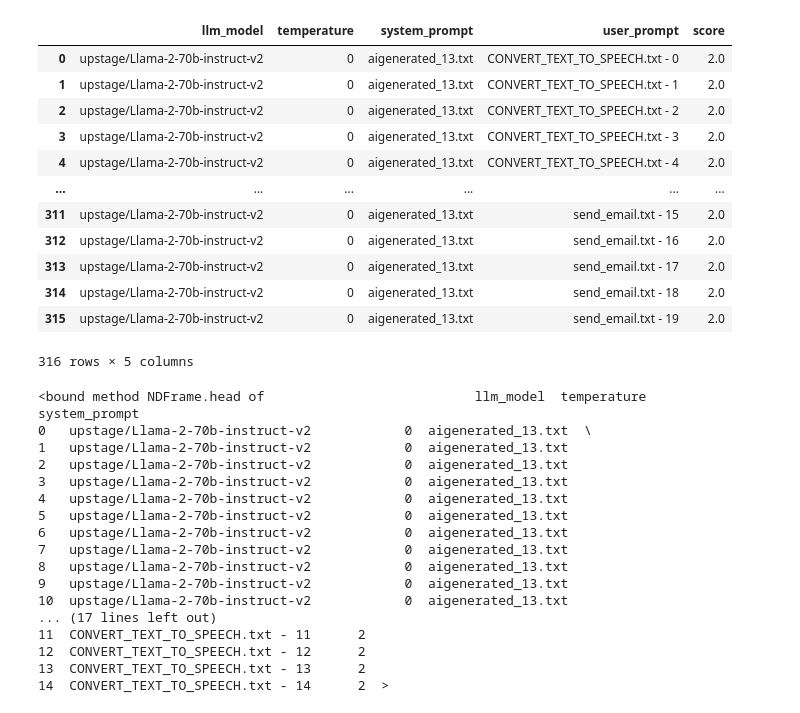
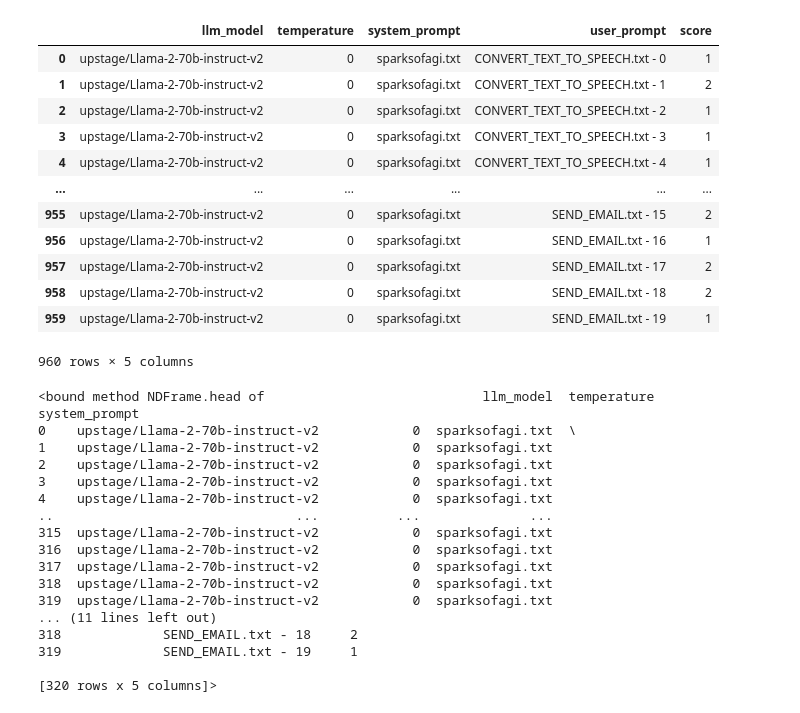
Before and after one commit to bmmseven/llm-api-experiences, a Jupyter notebook: thesis_dt_analysis_Llama2_using_sparksofagi.ipynb, the cells around one changed output. Drawn from its saved outputs; the diff is of its cells as text; code cells hidden in the pictures.

```diff
--- a/thesis_dt_analysis_Llama2_using_sparksofagi.ipynb
+++ b/thesis_dt_analysis_Llama2_using_sparksofagi.ipynb
@@ -1,48 +1,49 @@
 # %%
 import pandas as pd
 import seaborn as sns
 import matplotlib.pyplot as plt
 
 # Load the CSV test data separetly into a DataFrame
-data1 = pd.read_csv('results/llama2_aigenerated_13_experiment_1691606603105_firstpart.csv')
-data2 = pd.read_csv('results/llama2_aigenerated_13_experiment_1691607036476.csv')
+data1 = pd.read_csv('results/Llama2/1st_llama2_sparksofagi_experiment_1691781465982.csv')
+data2 = pd.read_csv('results/Llama2/1st_llama2_sparksofagi_experiment_1691781465982.csv')
+data3 = pd.read_csv('results/Llama2/1st_llama2_sparksofagi_experiment_1691781465982.csv')
 # Concatenate the two test data
-df = pd.concat([data1, data2], ignore_index=True)
+df = pd.concat([data1, data2, data3], ignore_index=True)
 df
 # %% [output]
 |  | llm_model | temperature | system_prompt | user_prompt | score |
-| 0 | upstage/Llama-2-70b-instruct-v2 | 0 | aigenerated_13.txt | CONVERT_TEXT_TO_SPEECH.txt - 0 | 2.0 |
-| 1 | upstage/Llama-2-70b-instruct-v2 | 0 | aigenerated_13.txt | CONVERT_TEXT_TO_SPEECH.txt - 1 | 2.0 |
-| 2 | upstage/Llama-2-70b-instruct-v2 | 0 | aigenerated_13.txt | CONVERT_TEXT_TO_SPEECH.txt - 2 | 2.0 |
-| 3 | upstage/Llama-2-70b-instruct-v2 | 0 | aigenerated_13.txt | CONVERT_TEXT_TO_SPEECH.txt - 3 | 2.0 |
-| 4 | upstage/Llama-2-70b-instruct-v2 | 0 | aigenerated_13.txt | CONVERT_TEXT_TO_SPEECH.txt - 4 | 2.0 |
+| 0 | upstage/Llama-2-70b-instruct-v2 | 0 | sparksofagi.txt | CONVERT_TEXT_TO_SPEECH.txt - 0 | 1 |
+| 1 | upstage/Llama-2-70b-instruct-v2 | 0 | sparksofagi.txt | CONVERT_TEXT_TO_SPEECH.txt - 1 | 2 |
+| 2 | upstage/Llama-2-70b-instruct-v2 | 0 | sparksofagi.txt | CONVERT_TEXT_TO_SPEECH.txt - 2 | 1 |
+| 3 | upstage/Llama-2-70b-instruct-v2 | 0 | sparksofagi.txt | CONVERT_TEXT_TO_SPEECH.txt - 3 | 1 |
+| 4 | upstage/Llama-2-70b-instruct-v2 | 0 | sparksofagi.txt | CONVERT_TEXT_TO_SPEECH.txt - 4 | 1 |
 | ... | ... | ... | ... | ... | ... |
-| 311 | upstage/Llama-2-70b-instruct-v2 | 0 | aigenerated_13.txt | send_email.txt - 15 | 2.0 |
-| 312 | upstage/Llama-2-70b-instruct-v2 | 0 | aigenerated_13.txt | send_email.txt - 16 | 2.0 |
-| 313 | upstage/Llama-2-70b-instruct-v2 | 0 | aigenerated_13.txt | send_email.txt - 17 | 2.0 |
-| 314 | upstage/Llama-2-70b-instruct-v2 | 0 | aigenerated_13.txt | send_email.txt - 18 | 2.0 |
-| 315 | upstage/Llama-2-70b-instruct-v2 | 0 | aigenerated_13.txt | send_email.txt - 19 | 2.0 |
+| 955 | upstage/Llama-2-70b-instruct-v2 | 0 | sparksofagi.txt | SEND_EMAIL.txt - 15 | 2 |
+| 956 | upstage/Llama-2-70b-instruct-v2 | 0 | sparksofagi.txt | SEND_EMAIL.txt - 16 | 1 |
+| 957 | upstage/Llama-2-70b-instruct-v2 | 0 | sparksofagi.txt | SEND_EMAIL.txt - 17 | 2 |
+| 958 | upstage/Llama-2-70b-instruct-v2 | 0 | sparksofagi.txt | SEND_EMAIL.txt - 18 | 2 |
+| 959 | upstage/Llama-2-70b-instruct-v2 | 0 | sparksofagi.txt | SEND_EMAIL.txt - 19 | 1 |
-316 rows × 5 columns
+960 rows × 5 columns
 # %%
 data1.head
 # %% [output]
-<bound method NDFrame.head of                           llm_model  temperature       system_prompt
-0   upstage/Llama-2-70b-instruct-v2            0  aigenerated_13.txt  \
-1   upstage/Llama-2-70b-instruct-v2            0  aigenerated_13.txt
-2   upstage/Llama-2-70b-instruct-v2            0  aigenerated_13.txt
-3   upstage/Llama-2-70b-instruct-v2            0  aigenerated_13.txt
-4   upstage/Llama-2-70b-instruct-v2            0  aigenerated_13.txt
-5   upstage/Llama-2-70b-instruct-v2            0  aigenerated_13.txt
-6   upstage/Llama-2-70b-instruct-v2            0  aigenerated_13.txt
-7   upstage/Llama-2-70b-instruct-v2            0  aigenerated_13.txt
-8   upstage/Llama-2-70b-instruct-v2            0  aigenerated_13.txt
-9   upstage/Llama-2-70b-instruct-v2            0  aigenerated_13.txt
-10  upstage/Llama-2-70b-instruct-v2            0  aigenerated_13.txt
-... (17 lines left out)
-11  CONVERT_TEXT_TO_SPEECH.txt - 11      2
-12  CONVERT_TEXT_TO_SPEECH.txt - 12      2
-13  CONVERT_TEXT_TO_SPEECH.txt - 13      2
-14  CONVERT_TEXT_TO_SPEECH.txt - 14      2  >
+<bound method NDFrame.head of                            llm_model  temperature    system_prompt
+0    upstage/Llama-2-70b-instruct-v2            0  sparksofagi.txt  \
+1    upstage/Llama-2-70b-instruct-v2            0  sparksofagi.txt
+2    upstage/Llama-2-70b-instruct-v2            0  sparksofagi.txt
+3    upstage/Llama-2-70b-instruct-v2            0  sparksofagi.txt
+4    upstage/Llama-2-70b-instruct-v2            0  sparksofagi.txt
+..                               ...          ...              ...
+315  upstage/Llama-2-70b-instruct-v2            0  sparksofagi.txt
+316  upstage/Llama-2-70b-instruct-v2            0  sparksofagi.txt
+317  upstage/Llama-2-70b-instruct-v2            0  sparksofagi.txt
+318  upstage/Llama-2-70b-instruct-v2            0  sparksofagi.txt
+319  upstage/Llama-2-70b-instruct-v2            0  sparksofagi.txt
+... (11 lines left out)
+318             SEND_EMAIL.txt - 18     2
+319             SEND_EMAIL.txt - 19     1
+
+[320 rows x 5 columns]>
 # %%
 data2.head
 # %% [output]
```
Also changed, not shown: parts of 6 cells of this notebook, 11 other files.
